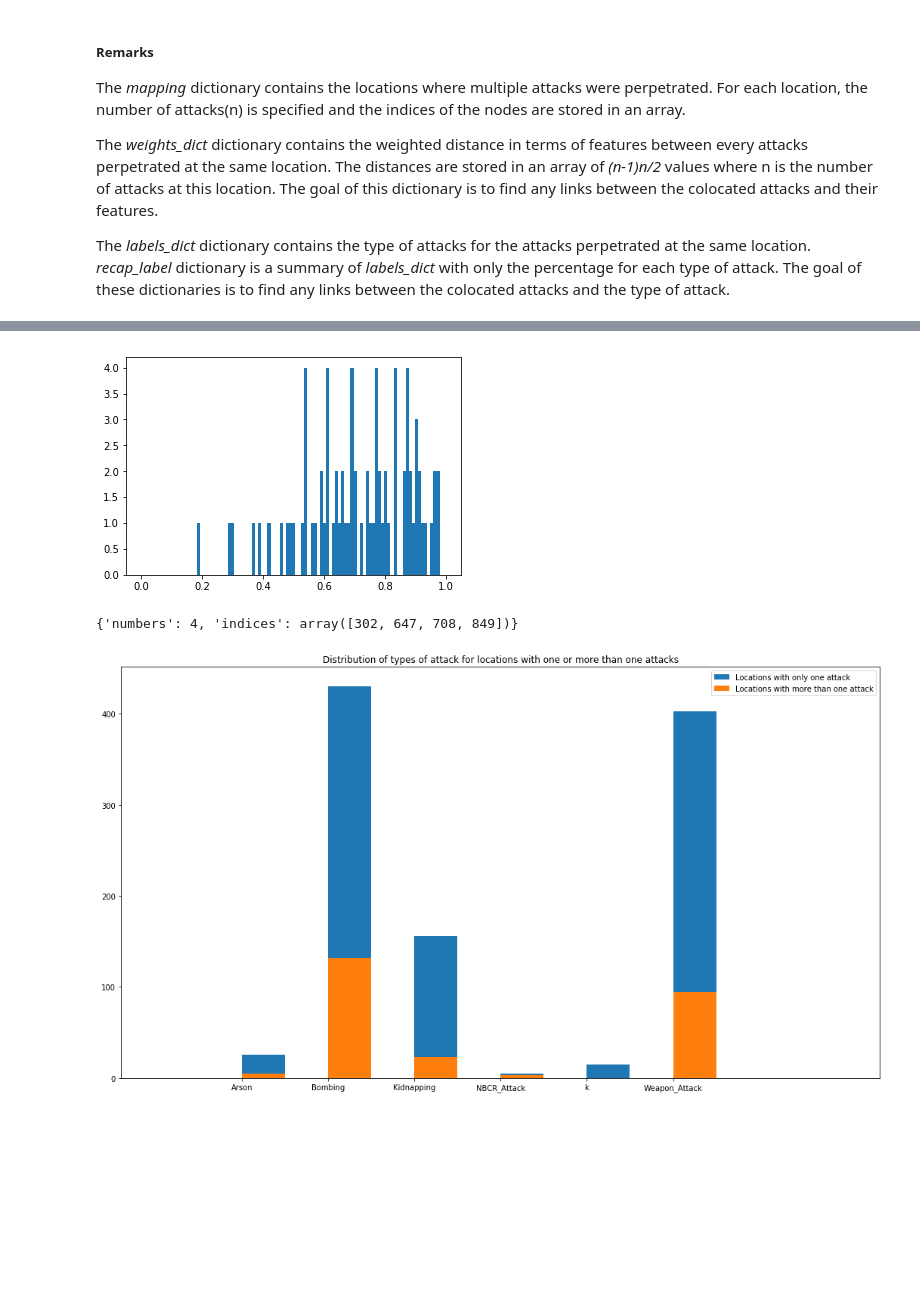
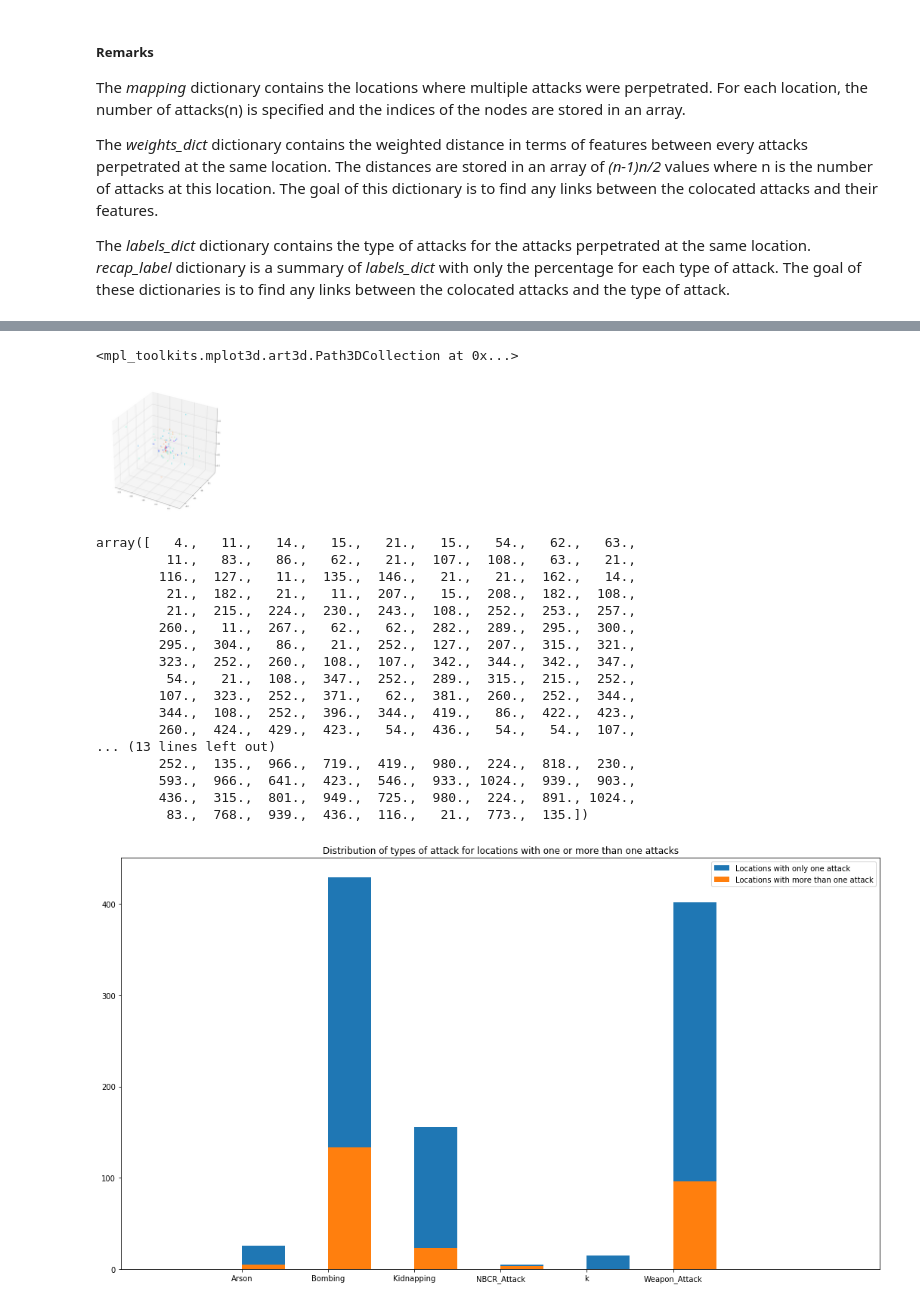
Before and after one commit to coencharles/NTDS_team34, a Jupyter notebook: Project.ipynb, the cells around one changed output, grey strips where cells are left out. Saved outputs shown, nothing was run; the diff lists cells and outputs as text; code cells hidden in the pictures; blank space fills up the shorter version.

```diff
--- a/Project.ipynb
+++ b/Project.ipynb
@@ -154,12 +162,53 @@ plt.show()
-# %%
-plt.hist(y, bins = np.linspace(0,1,100))
-plt.show()
-# %% [output]
-[figure, removed]
-# %%
-mapping[282]
-# %% [output]
-{'numbers': 4, 'indices': array([302, 647, 708, 849])}
+# %%
+index_vide = []
+index_plein = []
+for i in range(1293):
+    if np.amax(adjacency_location[i,:]) < 1:
+        index_vide.append(i)
+    else:
+        index_plein.append(i)
+adj = adjacency_location
+ind = np.array(index_vide)
+for i in range(0,len(index_vide)):
+    adj = np.delete(adj,ind[i],0)
+    adj = np.delete(adj, ind[i],1)
+    ind = ind -1
+
+
+degree=adj.sum(axis=0)
+adj = sparse.csr_matrix(adj)
+D = sparse.diags(degree)
+D_n = sparse.diags(1/np.sqrt(degree))
+L = D - adj
+L_n = D_n.dot(L.dot(D_n))
+e, U = np.linalg.eigh(L_n.A)
+# %%
+fig = plt.figure(figsize=(12,12))
+ax = Axes3D(fig)
+ax.scatter(U[:,1],U[:,2],U[:,3],c = location[index_plein], cmap='rainbow')
+# %% [output]
+<mpl_toolkits.mplot3d.art3d.Path3DCollection at 0x...>
+[figure, added]
+# %%
+location[index_plein]
+# %% [output]
+array([   4.,   11.,   14.,   15.,   21.,   15.,   54.,   62.,   63.,
+         11.,   83.,   86.,   62.,   21.,  107.,  108.,   63.,   21.,
+        116.,  127.,   11.,  135.,  146.,   21.,   21.,  162.,   14.,
+         21.,  182.,   21.,   11.,  207.,   15.,  208.,  182.,  108.,
+         21.,  215.,  224.,  230.,  243.,  108.,  252.,  253.,  257.,
+        260.,   11.,  267.,   62.,   62.,  282.,  289.,  295.,  300.,
+        295.,  304.,   86.,   21.,  252.,  127.,  207.,  315.,  321.,
+        323.,  252.,  260.,  108.,  107.,  342.,  344.,  342.,  347.,
+         54.,   21.,  108.,  347.,  252.,  289.,  315.,  215.,  252.,
+        107.,  323.,  252.,  371.,   62.,  381.,  260.,  252.,  344.,
+        344.,  108.,  252.,  396.,  344.,  419.,   86.,  422.,  423.,
+        260.,  424.,  429.,  423.,   54.,  436.,   54.,   54.,  107.,
+... (13 lines left out)
+        252.,  135.,  966.,  719.,  419.,  980.,  224.,  818.,  230.,
+        593.,  966.,  641.,  423.,  546.,  933., 1024.,  939.,  903.,
+        436.,  315.,  801.,  949.,  725.,  980.,  224.,  891., 1024.,
+         83.,  768.,  939.,  436.,  116.,   21.,  773.,  135.])
 # %%
 plt.figure(figsize=(18,10))
 y_single_attack = np.take(labels,index_attack)
```
Also changed, not shown: parts of 6 cells of this notebook, 14 other files.
